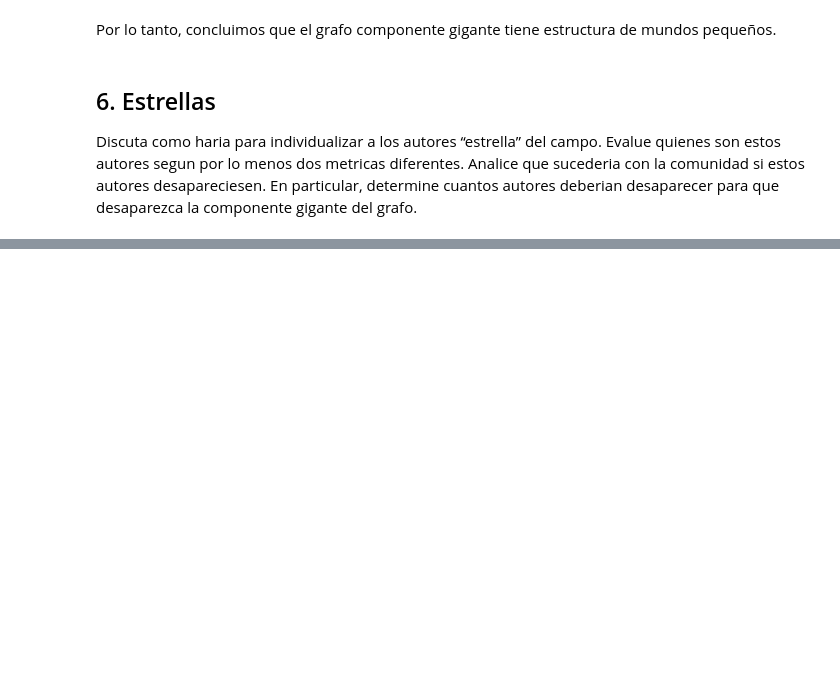
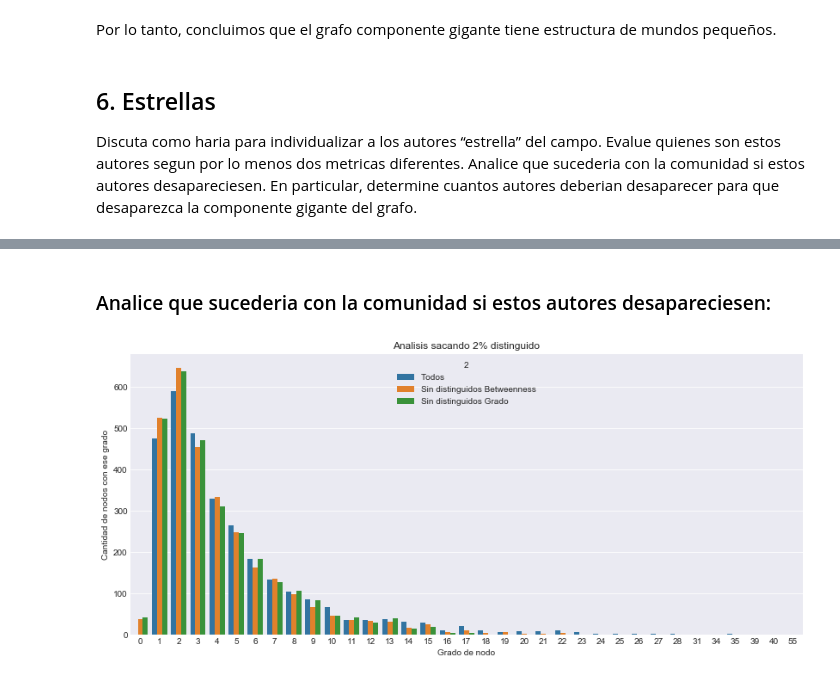
Before and after one commit to lucasputer/CienciaDeDatos, a Jupyter notebook: tp4/TP4.ipynb, the cells around one changed output, grey strips where cells are left out. Drawn from its saved outputs; the diff is of its cells as text; code cells hidden in the pictures; blank space fills up the shorter version.

```diff
--- a/tp4/TP4.ipynb
+++ b/tp4/TP4.ipynb
@@ -245,4 +246,4 @@ Discuta como haria para individualizar a los autores “estrella” del campo. E
 # %%
 betweenness_dict = nx.algorithms.centrality.betweenness_centrality(gig_comp_graph)
 # %%
-closeness_dict = nx.algorithms.centrality.closeness_centrality(gig_comp_graph)
+degree_dict = nx.algorithms.centrality.degree_centrality(gig_comp_graph)
@@ -250,0 +254,15 @@ closeness_dict = nx.algorithms.centrality.closeness_centrality(gig_comp_graph)
+# %%
+# Agarramos el 1% mas destacado de los nodos segun betweenness y grado
+disting_bound = len(gig_comp_graph.nodes()) / 50
+
+disting_bet = dict(sorted(betweenness_dict.iteritems(), key=operator.itemgetter(1), reverse=True)[:disting_bound])
+
+disting_degree = dict(sorted(degree_dict.iteritems(), key=operator.itemgetter(1), reverse=True)[:disting_bound])
+
+print "Nodos distinguidos segun Betweenness:"
+print disting_bet.keys()
+
+print "\n"
+
+print "Nodos distinguidos segun Grado:"
+print disting_degree.keys()
@@ -250,0 +276,26 @@ closeness_dict = nx.algorithms.centrality.closeness_centrality(gig_comp_graph)
+# %% [markdown]
+### Analice que sucederia con la comunidad si estos autores desapareciesen:
+# %%
+gig_bet_graph = coauthor_graph.subgraph(gig_comp - set(disting_bet.keys()))
+gig_degree_graph = coauthor_graph.subgraph(gig_comp - set(disting_degree.keys()))
+# %%
+df_hues = ['Todos','Sin distinguidos Betweenness', 'Sin distinguidos Grado']
+gig_comp_degree = gig_comp_graph.degree()
+gig_bet_degree = gig_bet_graph.degree()
+gig_degree_degree = gig_degree_graph.degree()
+degree_frequencies1 = Counter([degree for (author, degree) in gig_comp_degree])
+degree_frequencies2 = Counter([degree for (author, degree) in gig_bet_degree])
+degree_frequencies3 = Counter([degree for (author, degree) in gig_degree_degree])
+degree_info = []
+for k,v in degree_frequencies1.iteritems(): degree_info.append((k,v,df_hues[0]))
+for k,v in degree_frequencies2.iteritems(): degree_info.append((k,v,df_hues[1]))
+for k,v in degree_frequencies3.iteritems(): degree_info.append((k,v,df_hues[2]))
+degree_df = pd.DataFrame(degree_info)
+# %%
+ax = sns.barplot(x=0,y=1,hue=2, data=degree_df)
+ax.set_xlabel('Grado de nodo')
+ax.set_ylabel('Cantidad de nodos con ese grado')
+ax.set_title('Analisis sacando 2% distinguido')
+plt.show()
+# %% [output]
+[figure, added]
```
Also changed, not shown: parts of 10 cells of this notebook.
